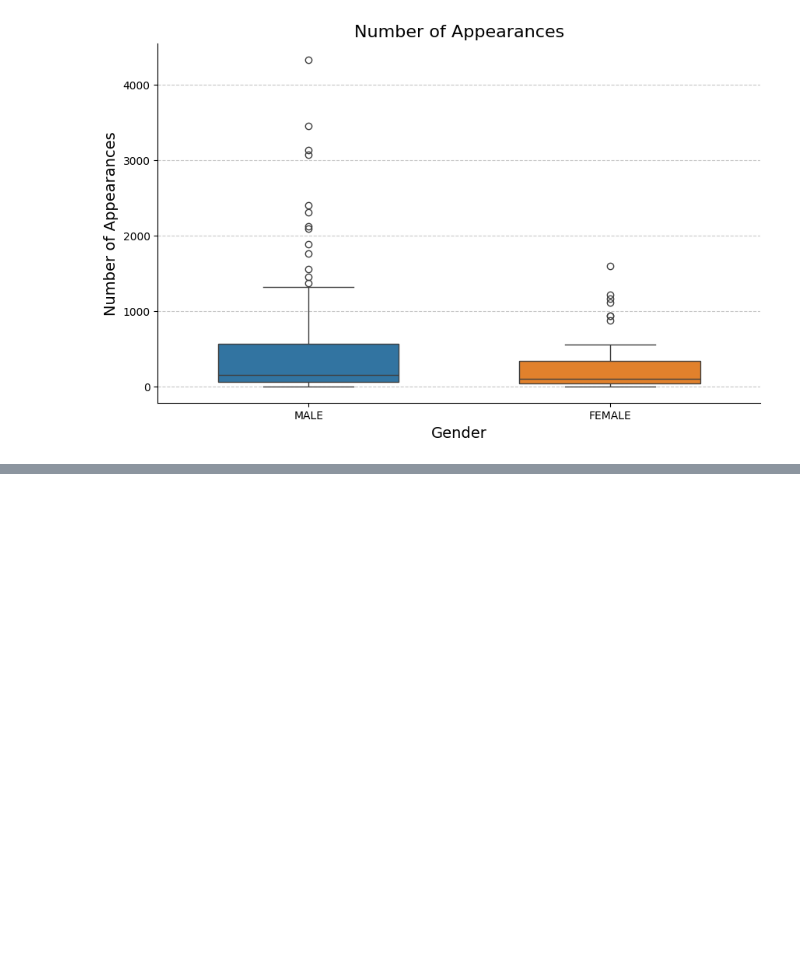
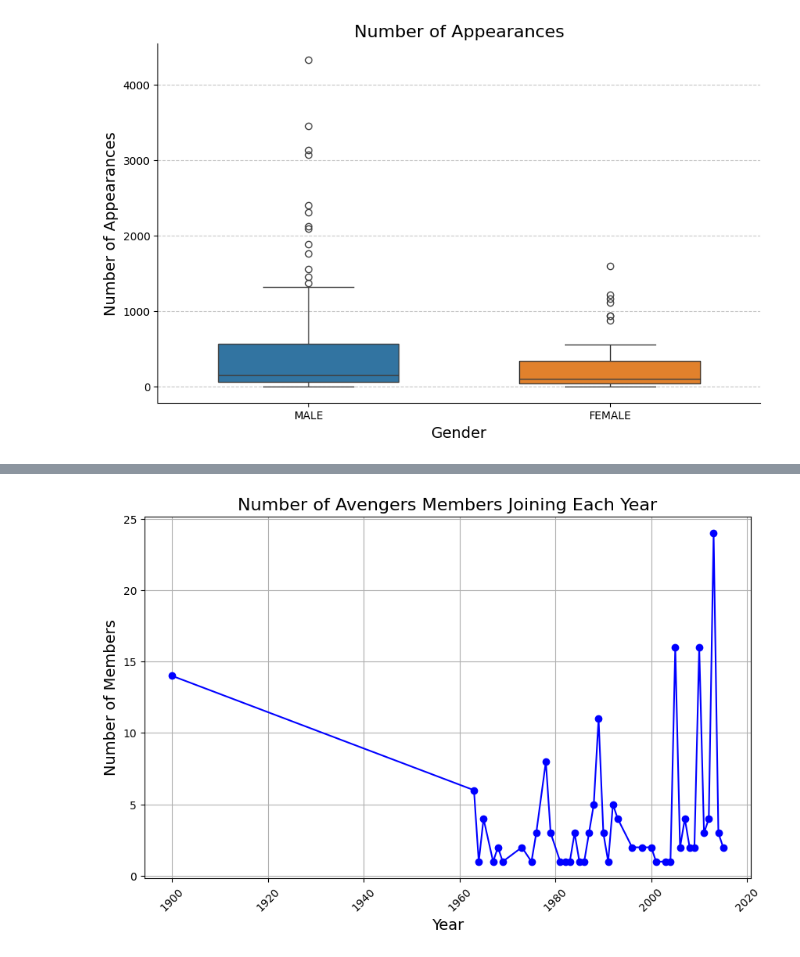
Before and after one commit to viktoruebelhart/avengers, a Jupyter notebook: avengers.ipynb, the cells around one changed output, grey strips where cells are left out. Cells and saved outputs as stored; diff of their text form; code cells hidden in the pictures; blank space fills up the shorter version.

```diff
--- a/avengers.ipynb
+++ b/avengers.ipynb
@@ -321,0 +340,18 @@ plt.show()
+# %%
+import pandas as pd
+import matplotlib.pyplot as plt
+
+# Contar o número de personagens por ano
+df_years1 = df.groupby('Year')['Name/Alias'].nunique()  # Contagem de personagens únicos por ano
+
+# Plotando a quantidade de adesões ao longo dos anos
+plt.figure(figsize=(10, 6))
+df_years1.plot(kind='line', marker='o', color='b')
+plt.title('Number of Avengers Members Joining Each Year', fontsize=16)
+plt.xlabel('Year', fontsize=14)
+plt.ylabel('Number of Members', fontsize=14)
+plt.grid(True)
+plt.xticks(rotation=45)
+plt.show()
+# %% [output]
+[figure, added]
```
Also changed, not shown: parts of 2 cells of this notebook.
